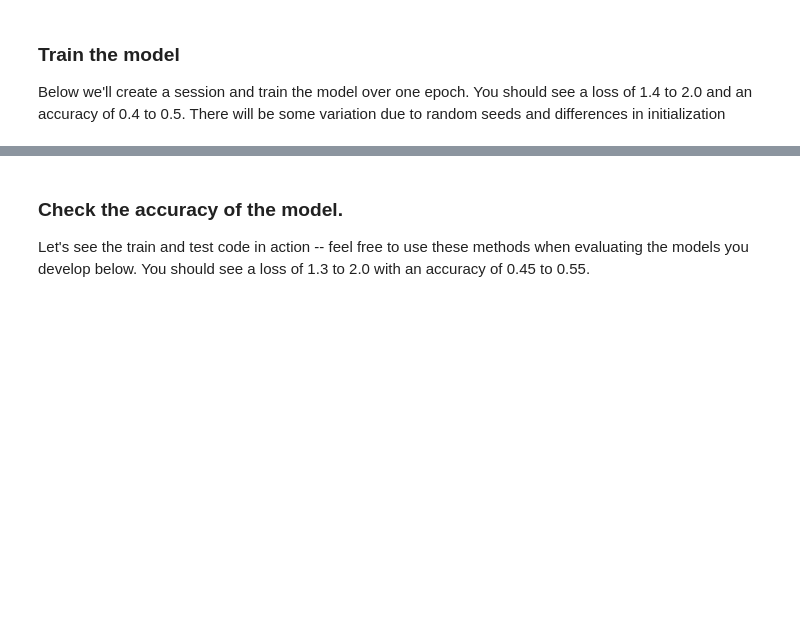
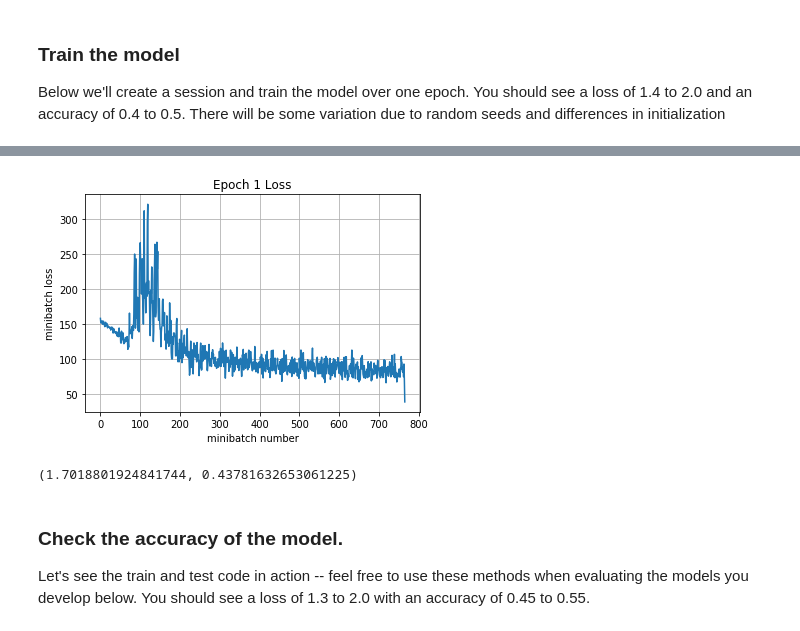
Before and after one commit to marx1855/cs231n, a Jupyter notebook: assignment2/TensorFlow.ipynb, the cells around one changed output, grey strips where cells are left out. Saved outputs shown, nothing was run; the diff lists cells and outputs as text; code cells hidden in the pictures; blank space fills up the shorter version.

```diff
--- a/assignment2/TensorFlow.ipynb
+++ b/assignment2/TensorFlow.ipynb
@@ -262,18 +262,16 @@ is_training = tf.placeholder(tf.bool)
 
 # define model
 def complex_model(X,y,is_training):
-     # define our weights (e.g. init_two_layer_convnet)
+    Wconv1 = tf.get_variable("Wconv1", shape=[7, 7, 3, 64])
+    bconv1 = tf.get_variable("bconv1", shape=[64])
 
-    # setup variables
-    Wconv1 = tf.get_variable("Wconv1", shape=[7, 7, 3, 32])
-    bconv1 = tf.get_variable("bconv1", shape=[32])
-    W2 = tf.get_variable("W2", shape=[5408, 1024])
+    W2 = tf.get_variable("W2", shape=[10816, 1024])
     b2 = tf.get_variable("b2", shape=[1024])
     W3 = tf.get_variable("W3", shape=[1024, 10])
     b3 = tf.get_variable("b3", shape=[10])
 
-    gamma1 = tf.get_variable("gamma1", shape=[32])
-    beta1  = tf.get_variable("beta1",shape=[32])
+    gamma1 = tf.get_variable("gamma1", shape=[64])
+    beta1  = tf.get_variable("beta1",shape=[64])
 
     # define our graph (e.g. two_layer_convnet)
     a1 = tf.nn.conv2d(X, Wconv1, strides=[1,1,1,1], padding='VALID') + bconv1
@@ -289,7 +287,7 @@ def complex_model(X,y,is_training):
                                                        scale_after_normalization=True)
     h1_pool = tf.nn.max_pool(h1_bn, ksize=[1,2,2,1], strides=[1,2,2,1], padding='VALID', data_format='NHWC')
 
-    h1_flat = tf.reshape(h1_pool,[-1,5408])
+    h1_flat = tf.reshape(h1_pool,[-1,10816])
     h2 = tf.matmul(h1_flat,W2) + b2
     h2_relu = tf.nn.relu(h2)
 
@@ -336,7 +334,7 @@ Now, we're going to try and start the model under the GPU device, the rest of th
 # %%
 try:
     with tf.Session() as sess:
-        with tf.device("/gpu:0") as dev: #"/cpu:0" or "/gpu:0"
+        with tf.device("/cpu:0") as dev: #"/cpu:0" or "/gpu:0"
             tf.global_variables_initializer().run()
 
             ans = sess.run(y_out,feed_dict={X:x,is_training:True})
@@ -375,7 +373,20 @@ First, set up an **RMSprop optimizer** (using a 1e-3 learning rate) and a **cros
 # This should be ~3 lines of code!
 mean_loss = None
 optimizer = None
-pass
+
+
+
+total_loss = tf.nn.softmax_cross_entropy_with_logits(
+    _sentinel=None,
+    labels=tf.one_hot(y,10),
+    logits=y_out,
+    dim=-1,
+    name=None
+)
+mean_loss = tf.reduce_mean(total_loss)
+
+# define our optimizer
+optimizer = tf.train.RMSPropOptimizer(1e-3) # select optimizer and set learning rate
 # %%
 # batch normalization in tensorflow requires this extra dependency
 extra_update_ops = tf.get_collection(tf.GraphKeys.UPDATE_OPS)
@@ -389,4 +400,5 @@ sess = tf.Session()
 
 sess.run(tf.global_variables_initializer())
 print('Training')
-run_model(sess,y_out,mean_loss,X_train,y_train,1,64,100,train_step)
+run_model(sess,y_out,mean_loss,X_train,y_train,1,64,100,train_step,plot_losses=True)
+# %% [output]
@@ -393,3 +415,5 @@ run_model(sess,y_out,mean_loss,X_train,y_train,1,64,100,train_step)
+[figure, added]
+(1.7018801924841744, 0.43781632653061225)
 # %% [markdown]
 ### Check the accuracy of the model.
 
```
Also changed, not shown: parts of 10 cells of this notebook.
